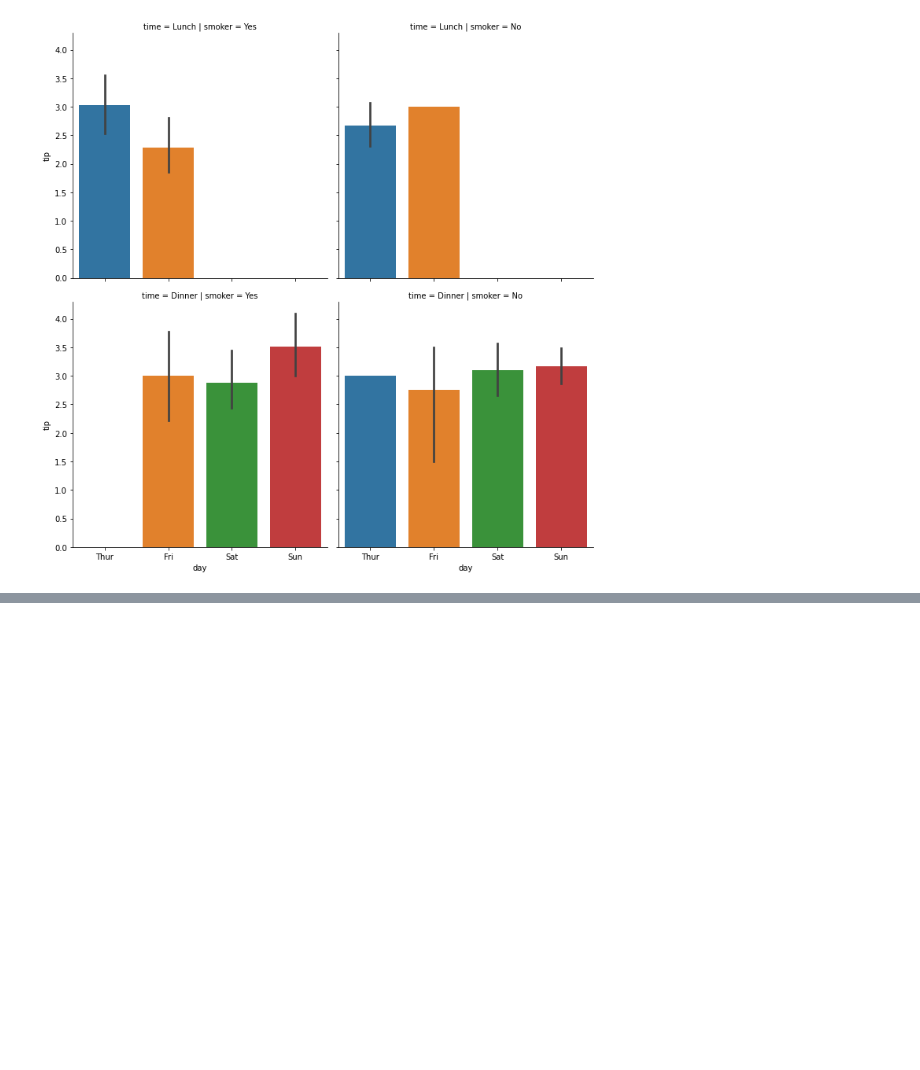
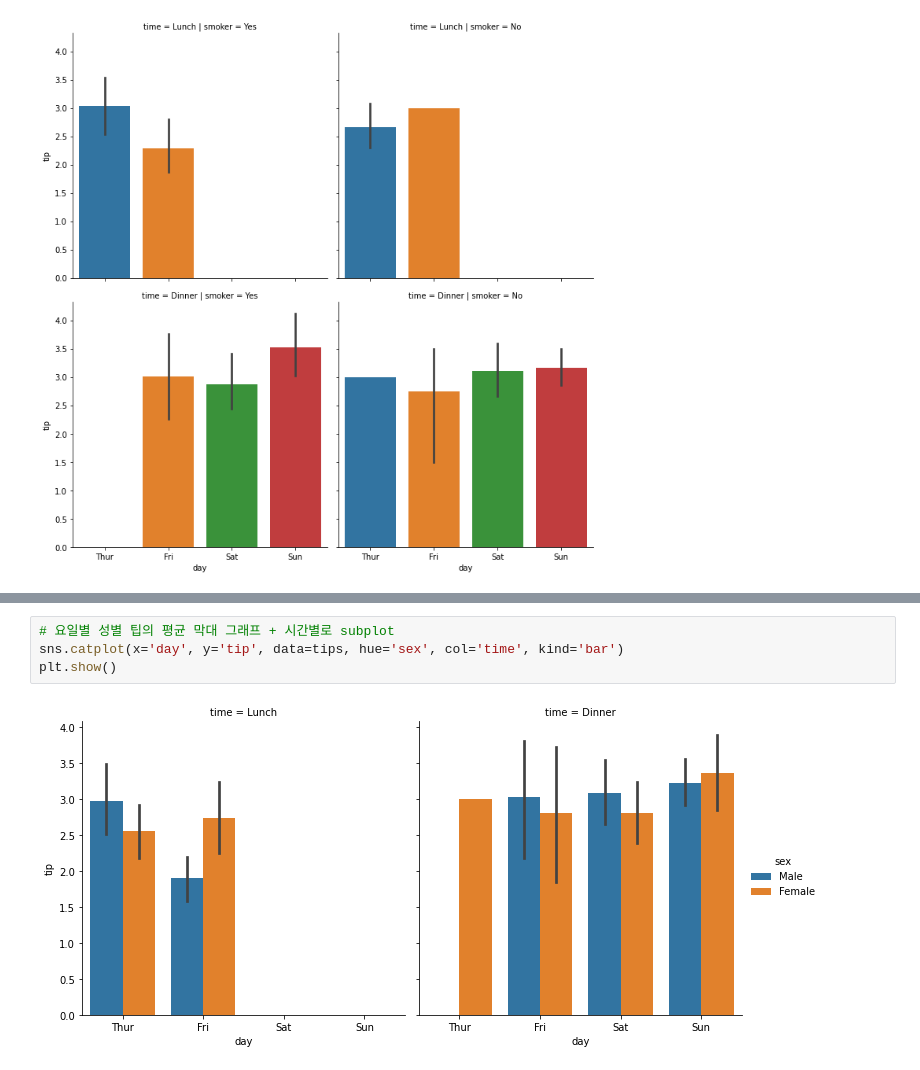
Before and after one commit to sejinseo/Itwill_Python, a Jupyter notebook: py22_seaborn.ipynb, the cells around one changed output, grey strips where cells are left out. Saved outputs shown, nothing was run; the diff lists cells and outputs as text; blank space fills up the shorter version.

```diff
--- a/py22_seaborn.ipynb
+++ b/py22_seaborn.ipynb
@@ -345,0 +380,6 @@ plt.show()
+# %%
+# 요일별 성별 팁의 평균 막대 그래프 + 시간별로 subplot
+sns.catplot(x='day', y='tip', data=tips, hue='sex', col='time', kind='bar')
+plt.show()
+# %% [output]
+[figure, added]
```
Also changed, not shown: parts of 36 cells of this notebook.
